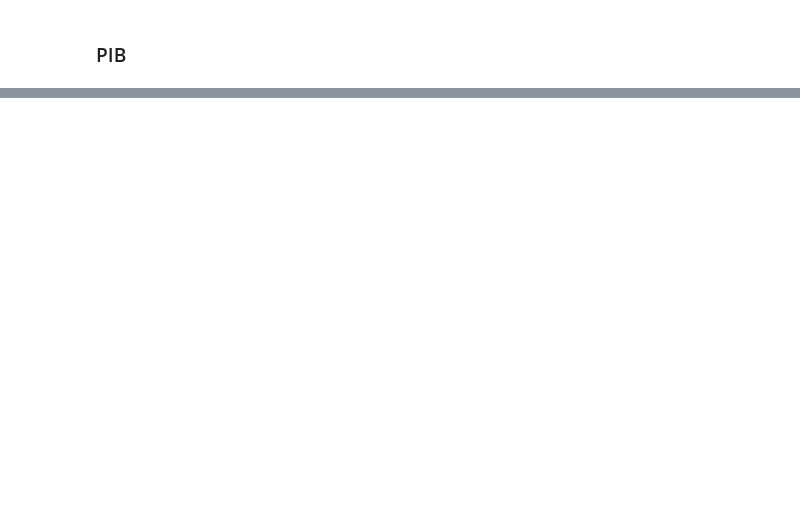
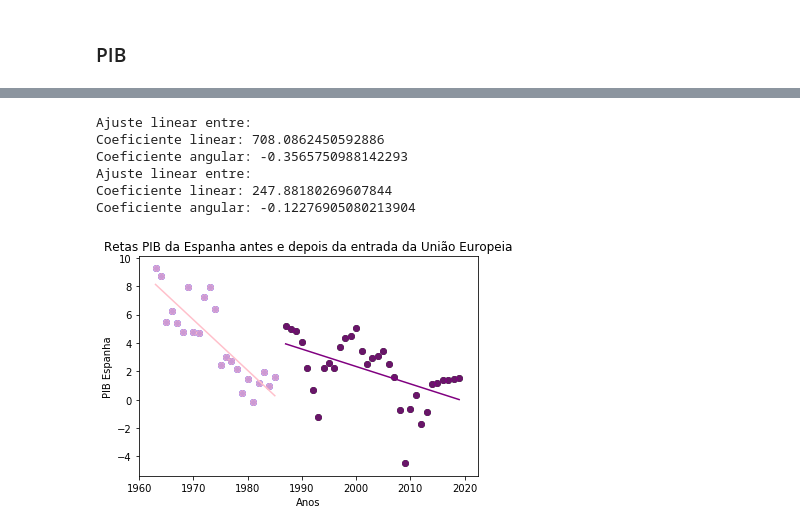
Before and after one commit to ellenbs/Projeto-1-CD, a Jupyter notebook: Projeto1-Teste2.ipynb, the cells around one changed output, grey strips where cells are left out. Cells and saved outputs as stored; diff of their text form; code cells hidden in the pictures; blank space fills up the shorter version.

```diff
--- a/Projeto1-Teste2.ipynb
+++ b/Projeto1-Teste2.ipynb
@@ -46 +108,33 @@ uniao_europeia = ['Austria', 'Belgium', 'Bulgaria', 'Croatia', 'Cyprus', 'Czech
+# %%
+def reta(dados_x, dados_y, c):
+    a = dados_y.cov(dados_x) / dados_x.var()
+    b = dados_y.mean() - a*dados_x.mean()
+
+    print('Ajuste linear entre:')
+    print('Coeficiente linear:', b)
+    print('Coeficiente angular:', a)
+    plt.scatter(dados_x, dados_y, c=c, alpha=0.8)
+    plt.title('Retas PIB da Espanha antes e depois da entrada da União Europeia')
+    plt.xlabel('Anos')
+    plt.ylabel('PIB Espanha')
+
+    plt.plot((dados_x.min(), dados_x.max()), (a*dados_x.min()+b, a*dados_x.max()+b), color=c)
+
+    plt.tight_layout()
+# %%
+index_antes = PIB_espanha_antes.reset_index()
+index_depois = PIB_espanha_depois.reset_index()
+# %%
+plt.scatter(index_antes["index"], index_antes.Spain, color="b")
+reta(index_antes["index"], index_antes.Spain, "pink")
+plt.scatter(index_depois["index"], index_depois.Spain, color="g")
+reta(index_depois["index"], index_depois.Spain, "purple")
+# %% [output]
+Ajuste linear entre:
+Coeficiente linear: 708.0862450592886
+Coeficiente angular: -0.3565750988142293
+Ajuste linear entre:
+Coeficiente linear: 247.88180269607844
+Coeficiente angular: -0.12276905080213904
+[figure, added]
 # %%
```
Also changed, not shown: parts of 24 cells of this notebook, 1 other file.
